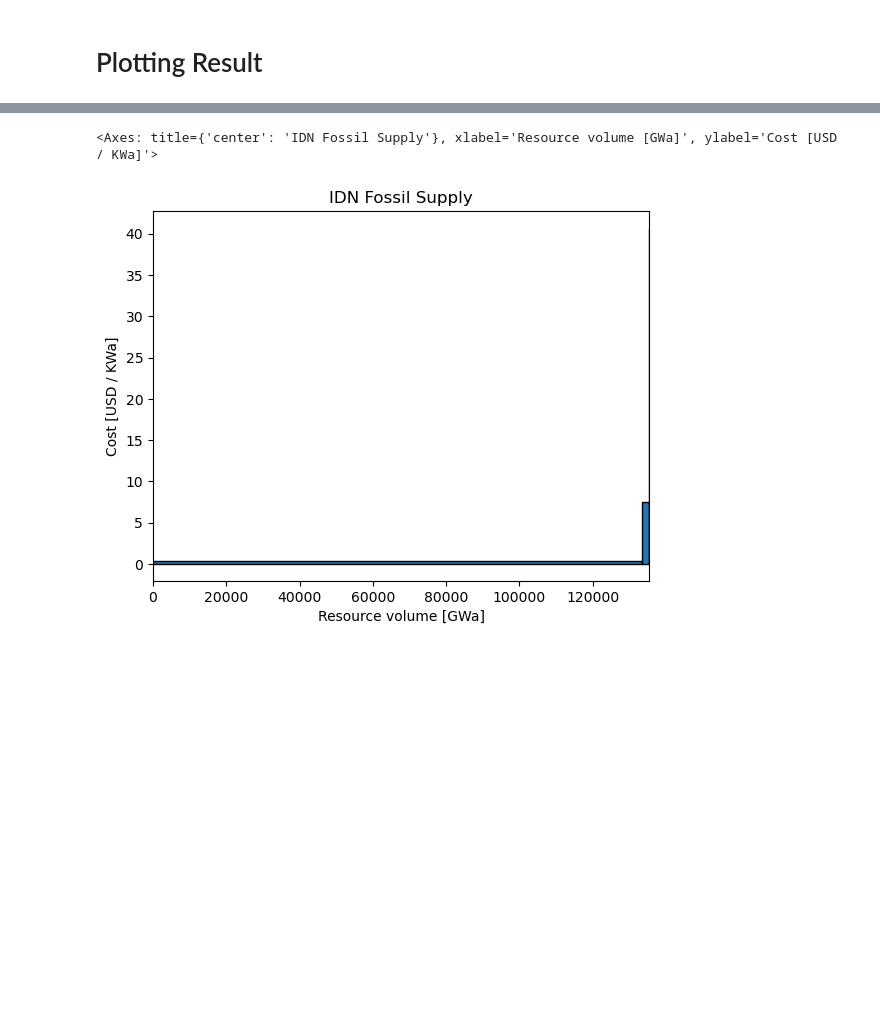
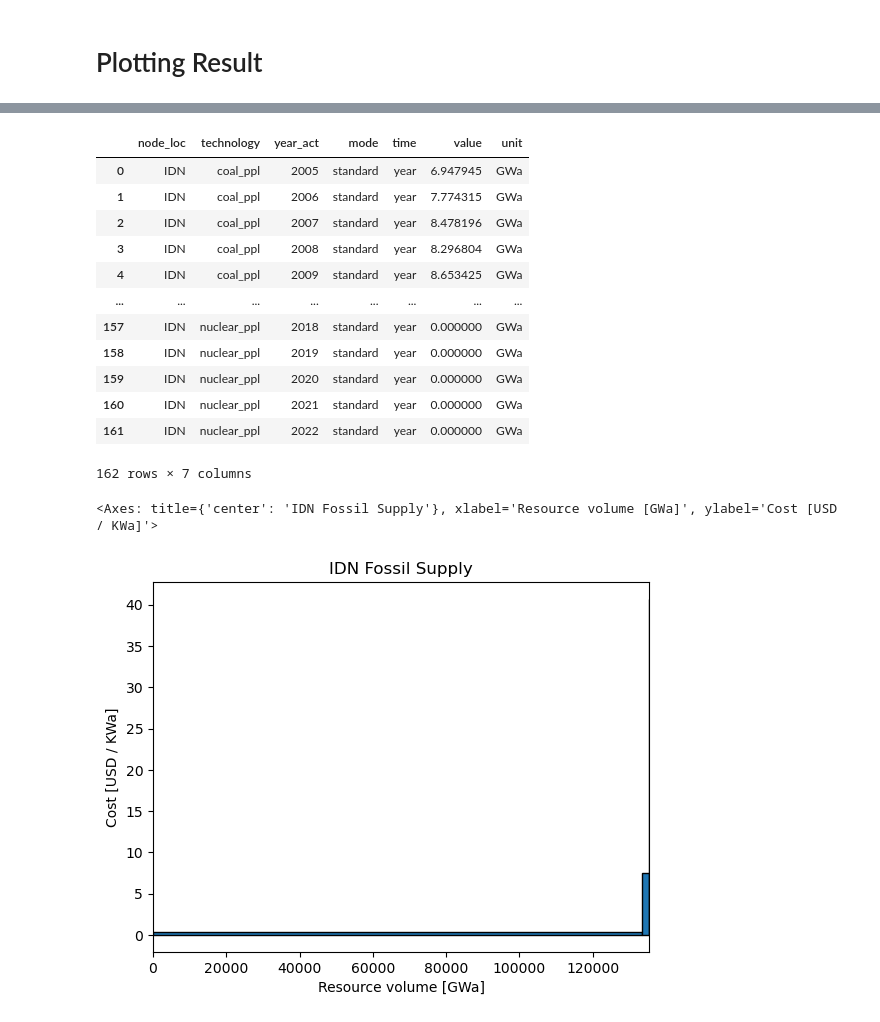
Before and after one commit to itangr31/messageix_indonesia_prototype, a Jupyter notebook: indonesia_baseline.ipynb, the cells around one changed output, grey strips where cells are left out. Saved outputs shown, nothing was run; the diff lists cells and outputs as text; code cells hidden in the pictures; blank space fills up the shorter version.

```diff
--- a/indonesia_baseline.ipynb
+++ b/indonesia_baseline.ipynb
@@ -726,3 +888,19 @@ rep.get('plot capacity')
+# %%
+scenario.par('historical_activity')
+# %% [output]
+|  | node_loc | technology | year_act | mode | time | value | unit |
+| 0 | IDN | coal_ppl | 2005 | standard | year | 6.947945 | GWa |
+| 1 | IDN | coal_ppl | 2006 | standard | year | 7.774315 | GWa |
+| 2 | IDN | coal_ppl | 2007 | standard | year | 8.478196 | GWa |
+| 3 | IDN | coal_ppl | 2008 | standard | year | 8.296804 | GWa |
+| 4 | IDN | coal_ppl | 2009 | standard | year | 8.653425 | GWa |
+| ... | ... | ... | ... | ... | ... | ... | ... |
+| 157 | IDN | nuclear_ppl | 2018 | standard | year | 0.000000 | GWa |
+| 158 | IDN | nuclear_ppl | 2019 | standard | year | 0.000000 | GWa |
+| 159 | IDN | nuclear_ppl | 2020 | standard | year | 0.000000 | GWa |
+| 160 | IDN | nuclear_ppl | 2021 | standard | year | 0.000000 | GWa |
+| 161 | IDN | nuclear_ppl | 2022 | standard | year | 0.000000 | GWa |
+162 rows × 7 columns
 # %%
 rep.set_filters()
 rep.get("plot fossil supply curve")
```
Also changed, not shown: parts of 37 cells of this notebook.
